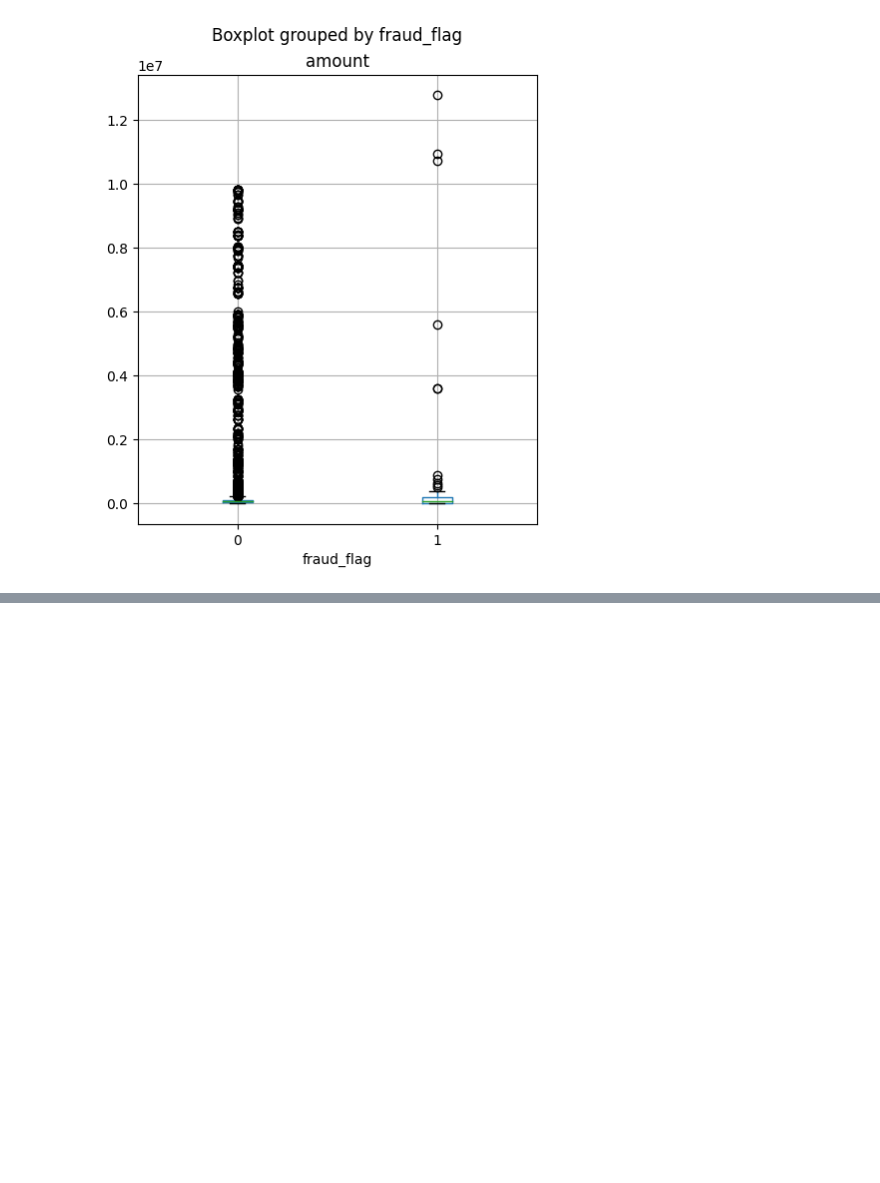
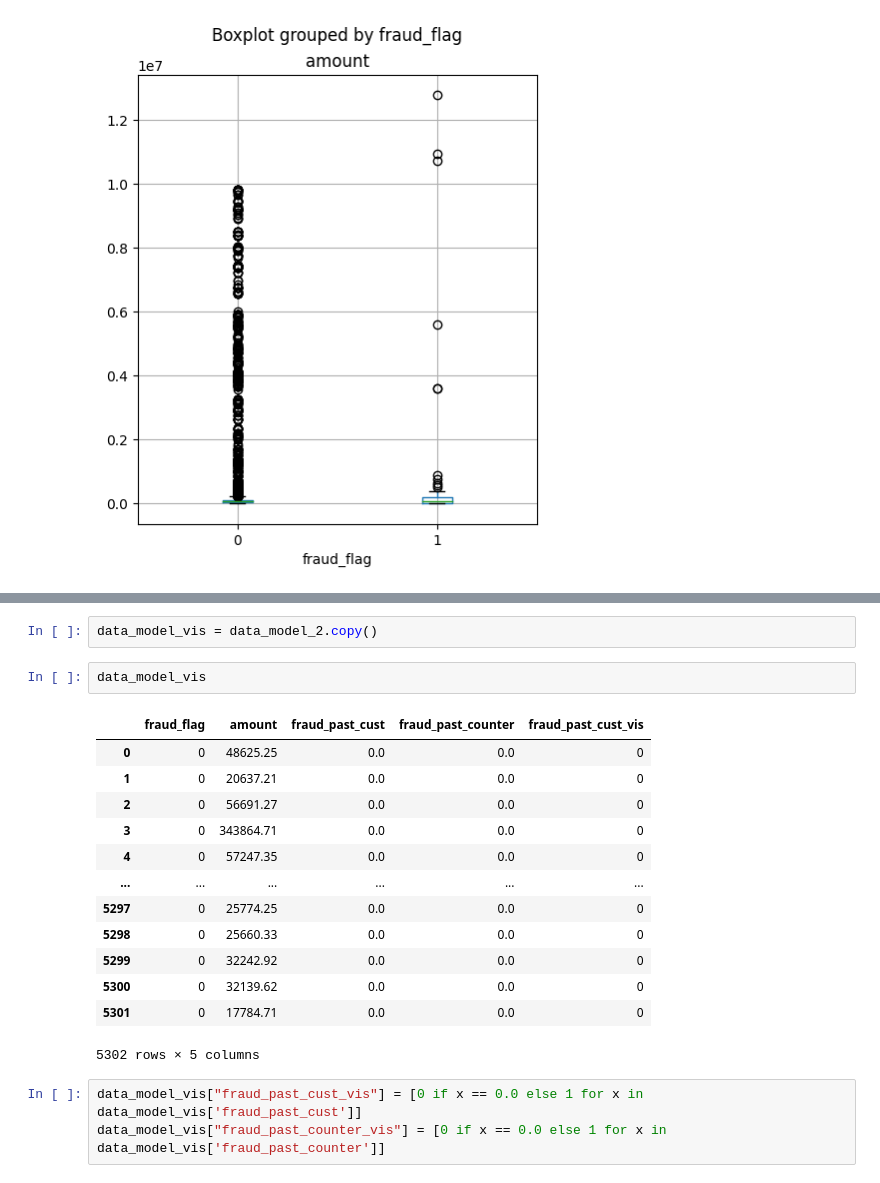
Before and after one commit to bhavesh-chainani/fraud_detection, a Jupyter notebook: bhavesh_silent_eight.ipynb, the cells around one changed output, grey strips where cells are left out. Saved outputs shown, nothing was run; the diff lists cells and outputs as text; blank space fills up the shorter version.

```diff
--- a/bhavesh_silent_eight.ipynb
+++ b/bhavesh_silent_eight.ipynb
@@ -742,0 +741,21 @@ data.boxplot(column='amount', by='fraud_flag', figsize=(5,6))
+# %%
+data_model_vis = data_model_2.copy()
+# %%
+data_model_vis
+# %% [output]
+|  | fraud_flag | amount | fraud_past_cust | fraud_past_counter | fraud_past_cust_vis |
+| 0 | 0 | 48625.25 | 0.0 | 0.0 | 0 |
+| 1 | 0 | 20637.21 | 0.0 | 0.0 | 0 |
+| 2 | 0 | 56691.27 | 0.0 | 0.0 | 0 |
+| 3 | 0 | 343864.71 | 0.0 | 0.0 | 0 |
+| 4 | 0 | 57247.35 | 0.0 | 0.0 | 0 |
+| ... | ... | ... | ... | ... | ... |
+| 5297 | 0 | 25774.25 | 0.0 | 0.0 | 0 |
+| 5298 | 0 | 25660.33 | 0.0 | 0.0 | 0 |
+| 5299 | 0 | 32242.92 | 0.0 | 0.0 | 0 |
+| 5300 | 0 | 32139.62 | 0.0 | 0.0 | 0 |
+| 5301 | 0 | 17784.71 | 0.0 | 0.0 | 0 |
+5302 rows × 5 columns
+# %%
+data_model_vis["fraud_past_cust_vis"] = [0 if x == 0.0 else 1 for x in data_model_vis['fraud_past_cust']]
+data_model_vis["fraud_past_counter_vis"] = [0 if x == 0.0 else 1 for x in data_model_vis['fraud_past_counter']]
```
Also changed, not shown: parts of 11 cells of this notebook.
